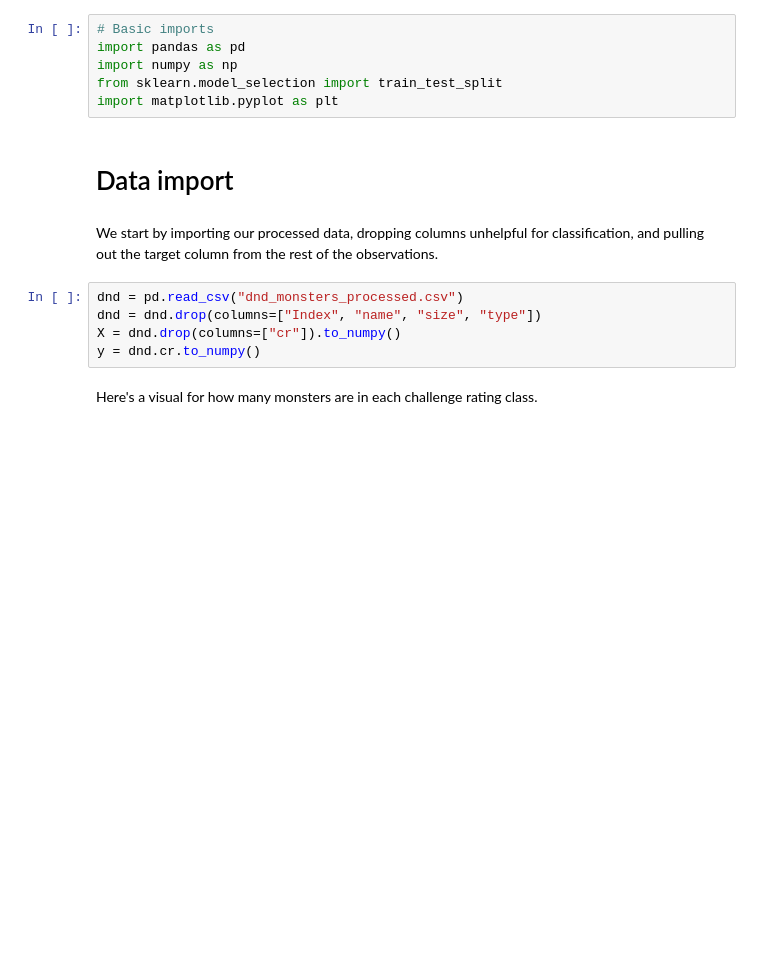
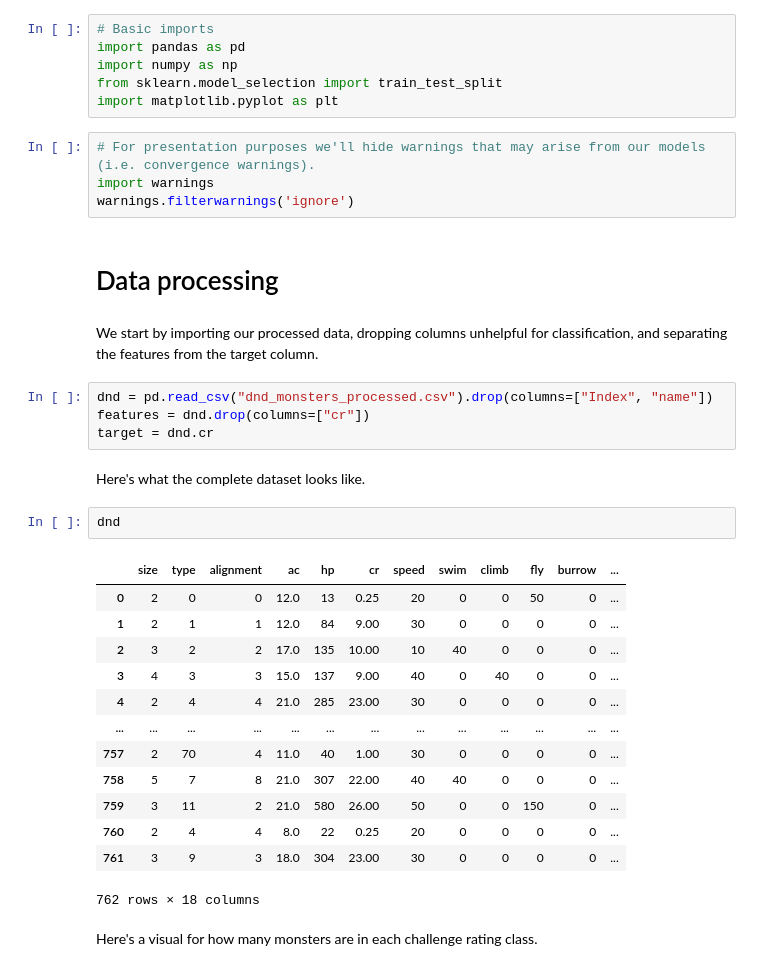
Before and after one commit to josiahhsu/csci_351_project, a Jupyter notebook: DnD_Project.ipynb, the cells around one changed output. Cells and saved outputs as stored; diff of their text form; blank space fills up the shorter version.

```diff
--- a/DnD_Project.ipynb
+++ b/DnD_Project.ipynb
@@ -4,15 +4,36 @@ import pandas as pd
 import numpy as np
 from sklearn.model_selection import train_test_split
 import matplotlib.pyplot as plt
+# %%
+# For presentation purposes we'll hide warnings that may arise from our models (i.e. convergence warnings).
+import warnings
+warnings.filterwarnings('ignore')
 # %% [markdown]
-# Data import
+# Data processing
 # %% [markdown]
-We start by importing our processed data, dropping columns unhelpful for classification, and pulling out the target column from the rest of the observations.
+We start by importing our processed data, dropping columns unhelpful for classification, and separating the features from the target column.
 # %%
-dnd = pd.read_csv("dnd_monsters_processed.csv")
-dnd = dnd.drop(columns=["Index", "name", "size", "type"])
-X = dnd.drop(columns=["cr"]).to_numpy()
-y = dnd.cr.to_numpy()
+dnd = pd.read_csv("dnd_monsters_processed.csv").drop(columns=["Index", "name"])
+features = dnd.drop(columns=["cr"])
+target = dnd.cr
+# %% [markdown]
+Here's what the complete dataset looks like.
+# %%
+dnd
+# %% [output]
+|  | size | type | alignment | ac | hp | cr | speed | swim | climb | fly | burrow | ... |
+| 0 | 2 | 0 | 0 | 12.0 | 13 | 0.25 | 20 | 0 | 0 | 50 | 0 | ... |
+| 1 | 2 | 1 | 1 | 12.0 | 84 | 9.00 | 30 | 0 | 0 | 0 | 0 | ... |
+| 2 | 3 | 2 | 2 | 17.0 | 135 | 10.00 | 10 | 40 | 0 | 0 | 0 | ... |
+| 3 | 4 | 3 | 3 | 15.0 | 137 | 9.00 | 40 | 0 | 40 | 0 | 0 | ... |
+| 4 | 2 | 4 | 4 | 21.0 | 285 | 23.00 | 30 | 0 | 0 | 0 | 0 | ... |
+| ... | ... | ... | ... | ... | ... | ... | ... | ... | ... | ... | ... | ... |
+| 757 | 2 | 70 | 4 | 11.0 | 40 | 1.00 | 30 | 0 | 0 | 0 | 0 | ... |
+| 758 | 5 | 7 | 8 | 21.0 | 307 | 22.00 | 40 | 40 | 0 | 0 | 0 | ... |
+| 759 | 3 | 11 | 2 | 21.0 | 580 | 26.00 | 50 | 0 | 0 | 150 | 0 | ... |
+| 760 | 2 | 4 | 4 | 8.0 | 22 | 0.25 | 20 | 0 | 0 | 0 | 0 | ... |
+| 761 | 3 | 9 | 3 | 18.0 | 304 | 23.00 | 30 | 0 | 0 | 0 | 0 | ... |
+762 rows × 18 columns
 # %% [markdown]
 Here's a visual for how many monsters are in each challenge rating class.
 # %%
```
Also changed, not shown: parts of 22 cells of this notebook.
